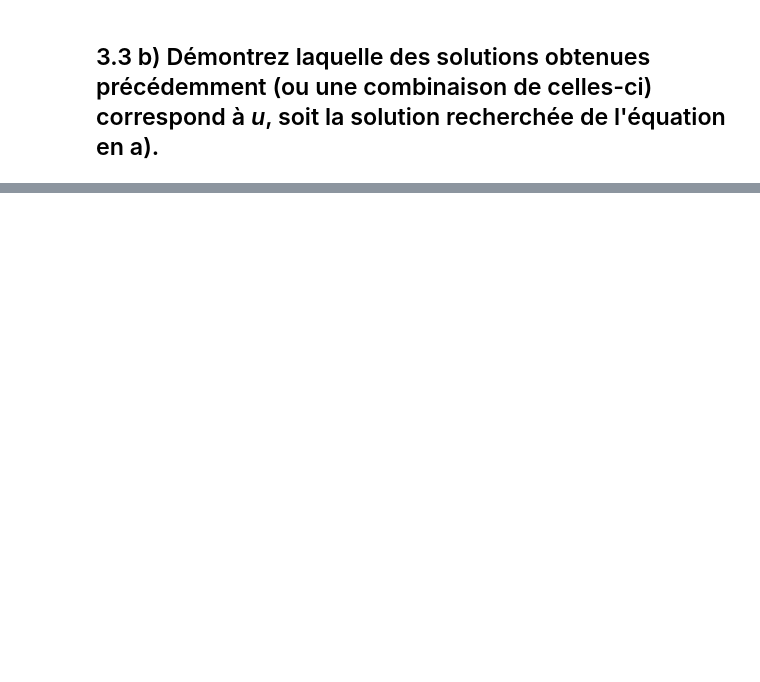
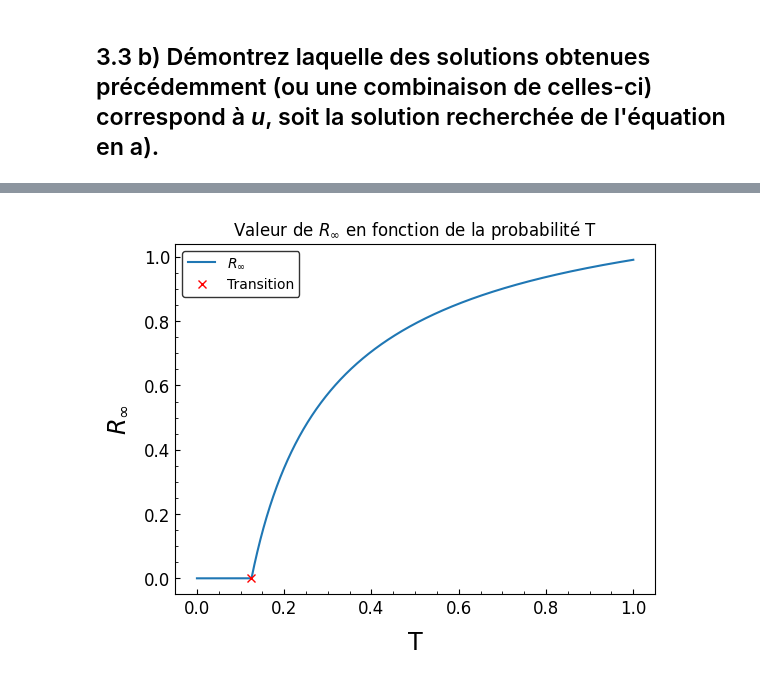
Before and after one commit to Antetokounpo/PhysNum-TP, a Jupyter notebook: TP3/TP3.ipynb, the cells around one changed output, grey strips where cells are left out. Drawn from its saved outputs; the diff is of its cells as text; code cells hidden in the pictures; blank space fills up the shorter version.

```diff
--- a/TP3/TP3.ipynb
+++ b/TP3/TP3.ipynb
@@ -1074,0 +1077,13 @@ $$u=\begin{cases}1,\quad &\text{si}\:T\leq0.125\\ \frac{2T^2+T-\sqrt{T^3(T+1)}}{
+# %%
+u_val = lambda T: (2*T**2 + T - 2*np.sqrt((T+1)*T**3)) / (4*T**2)
+u = np.where(T <= 0.125, 1, u_val(T))
+r_inf = 1- (1-T*(1-u)) / (1+ 4*T*(1-u))
+plt.plot(T, r_inf, label="$R_{\infty}$")
+plt.plot(0.125, 0.0, "x", color="red", label="Transition")
+plt.xlabel("T")
+plt.ylabel("$R_{\infty}$")
+plt.title("Valeur de $R_{\infty}$ en fonction de la probabilité T")
+plt.legend()
+plt.show()
+# %% [output]
+[figure, added]
```
Also changed, not shown: parts of 6 cells of this notebook.
